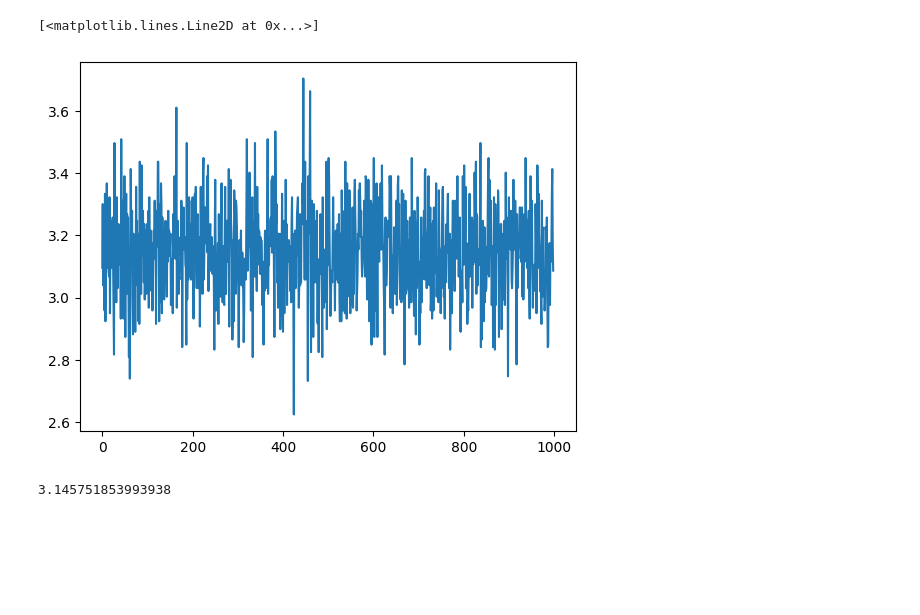
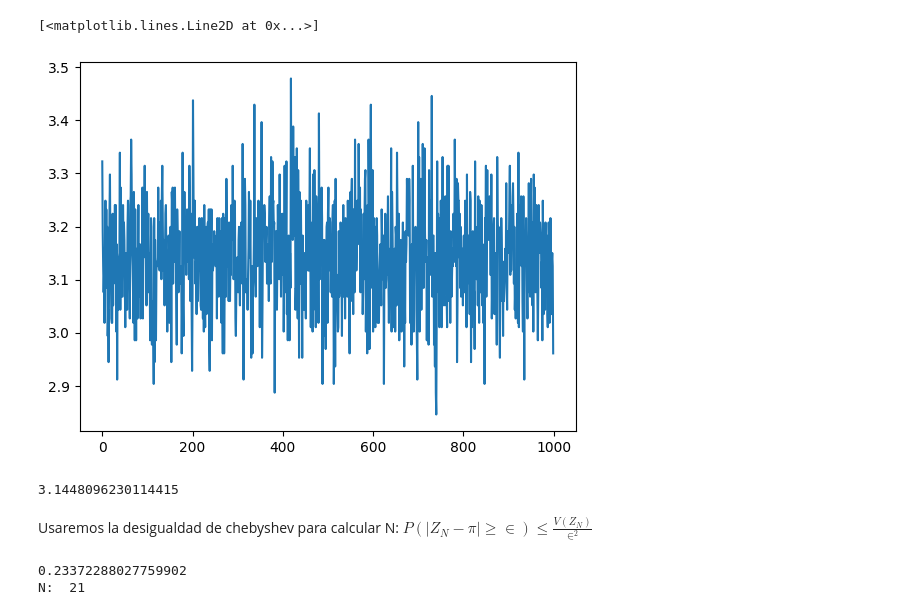
Before and after one commit to JazmineOrtiz/Simulaci-n-I, a Jupyter notebook: AgujaDeBufon_Tarea.ipynb, the cells around one changed output. Drawn from its saved outputs; the diff is of its cells as text; code cells hidden in the pictures; blank space fills up the shorter version.

```diff
--- a/AgujaDeBufon_Tarea.ipynb
+++ b/AgujaDeBufon_Tarea.ipynb
@@ -85,6 +69,0 @@ piEst(500000)
-# %%
-n = 1000
-rep = 1000
-y = []
-for i in range (1, rep):
-  y.append(piEst(n))
@@ -96,0 +70,23 @@ plt.show()
+# %%
+#codigo para estimar pi en base a la probabilidad de cruce
+
+def cruce(n):
+    cruces = 0
+    lista=[]
+    for i in range(n):
+      theta = 1/2*np.pi*rnd.uniform(0,1)            #Generamos ángulos aleatorios para las agujas
+      x = rnd.uniform(0, 1 / 2)       #Generamos posiciones aleatorias del centro de la aguja respecto a la línea más cercana
+      if x <= (1 / 2) * np.sin(theta):    #Calculamos si la aguja cruza alguna línea
+        cruces +=1
+      prob=cruces/((i+1)*2) #probabilidad de 2/pi
+      lista.append(prob*(np.pi)**2)
+
+    return lista,prob
+
+#Codigo para generar el experimento
+
+lista, prob =cruce(1000)
+media=np.mean(lista) #Calcula la media
+print(media)
+desve=np.std(lista) #Calcula la desviación estándar
+print(desve)
@@ -96,0 +108,13 @@ plt.show()
+# %%
+#generamos la simulacion del experimento
+def simulación (n):
+   r=[]
+   for i in range(n):
+      R_1,R_2=cruce (600)
+      r.append(R_1[-1])
+   return r
+# %%
+
+#Generamos el histograma
+S=simulación (1000)
+plt.hist(S)
@@ -97,9 +128,22 @@ plt.show()
 # %%
-plt.plot(y)
+plt.plot(S)
 # %% [output]
 [<matplotlib.lines.Line2D at 0x...>]
-[figure, old version]
+[figure, new version]
-# %%
-np.average(y)
-# %% [output]
-3.145751853993938
+# %%
+#Para calcular el promedio
+np.average(S)
+# %% [output]
+3.1448096230114415
+# %% [markdown]
+Usaremos la desigualdad de chebyshev para calcular N:
+$P(|Z_N−π|≥∈)≤\frac{V(Z_N)}{∈^2 }$
+# %%
+#Estimador para N
+P=abs(media-np.pi)
+print(P)
+N_final=((np.pi)**2)*(desve**2)/(2*P*(desve**2))
+print("N: ", round(N_final))
+# %% [output]
+0.23372288027759902
+N:  21
```
Also changed, not shown: parts of 8 cells of this notebook.
